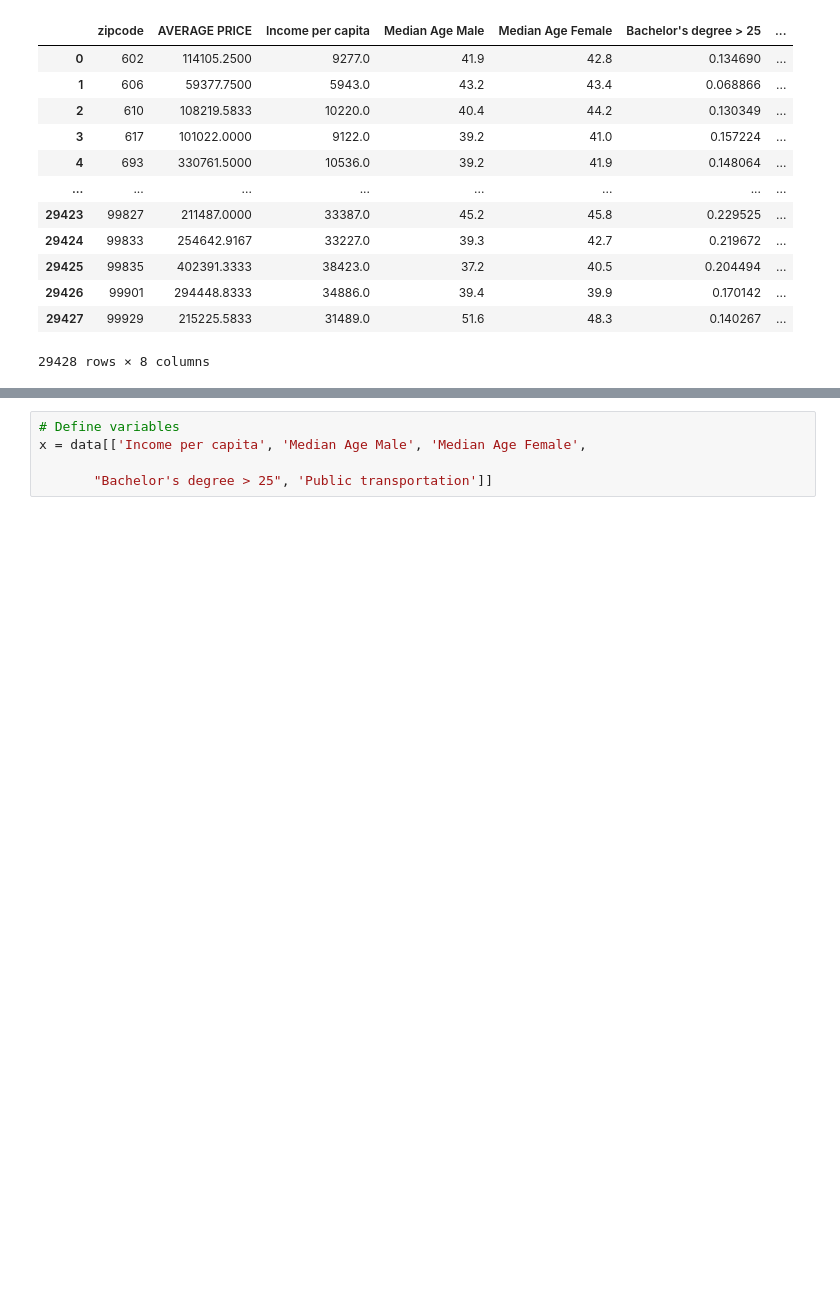
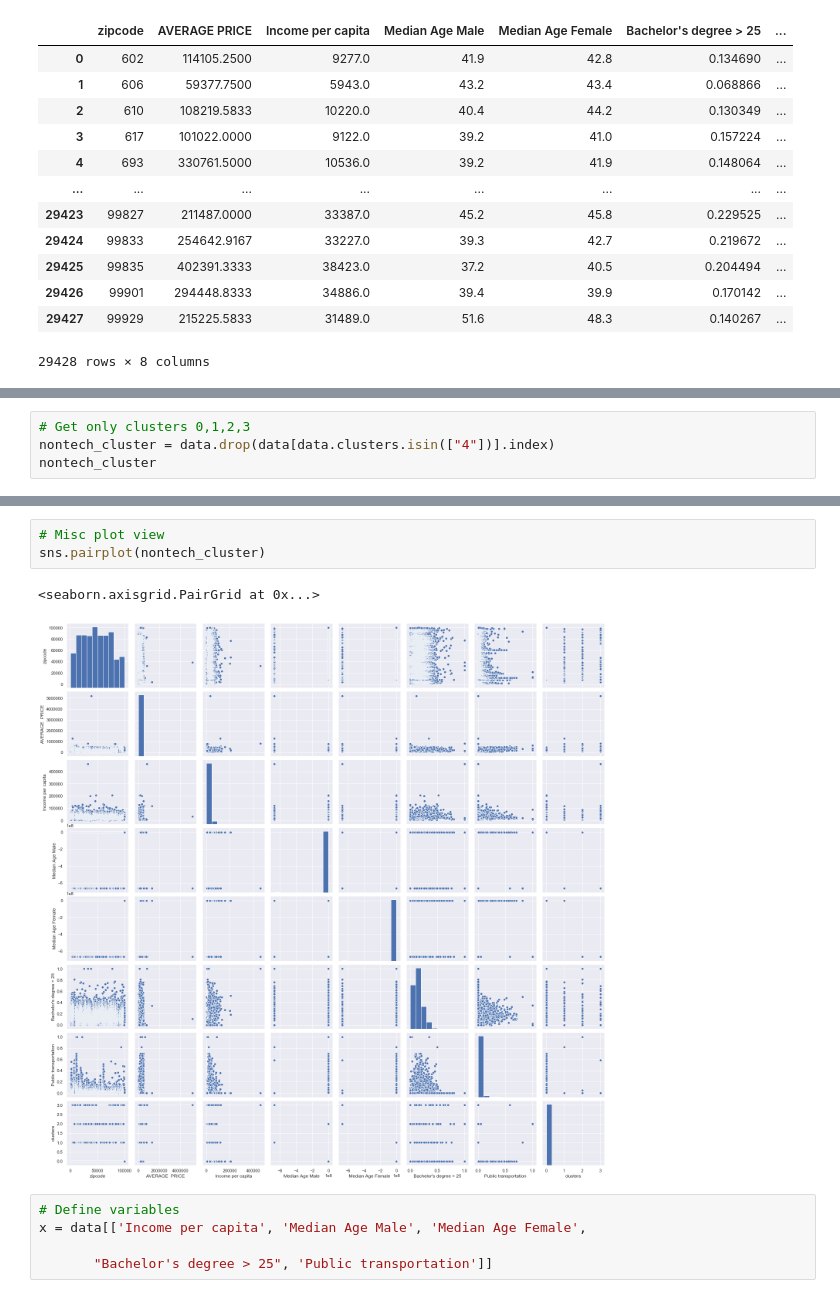
Before and after one commit to joshcoronel/machine-learning-tech-hubs, a Jupyter notebook: models/Logistic_Regression.ipynb, the cells around one changed output, grey strips where cells are left out. Drawn from its saved outputs; the diff is of its cells as text; blank space fills up the shorter version.

```diff
--- a/models/Logistic_Regression.ipynb
+++ b/models/Logistic_Regression.ipynb
@@ -50,0 +49,4 @@ sns.pairplot(data)
+# %%
+# Get only clusters 0,1,2,3
+nontech_cluster = data.drop(data[data.clusters.isin(["4"])].index)
+nontech_cluster
@@ -51,3 +76,9 @@ sns.pairplot(data)
+# %%
+# Misc plot view
+sns.pairplot(nontech_cluster)
+# %% [output]
+<seaborn.axisgrid.PairGrid at 0x...>
+[figure, added]
 # %%
 # Define variables
 x = data[['Income per capita', 'Median Age Male', 'Median Age Female',
```
Also changed, not shown: parts of 7 cells of this notebook, 2 other files.
